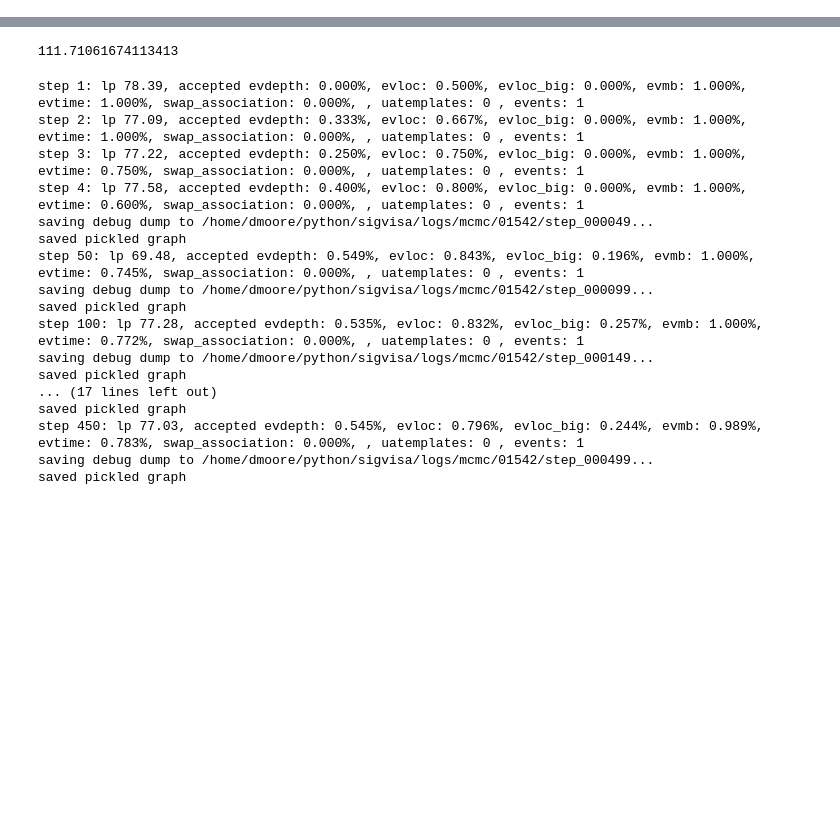
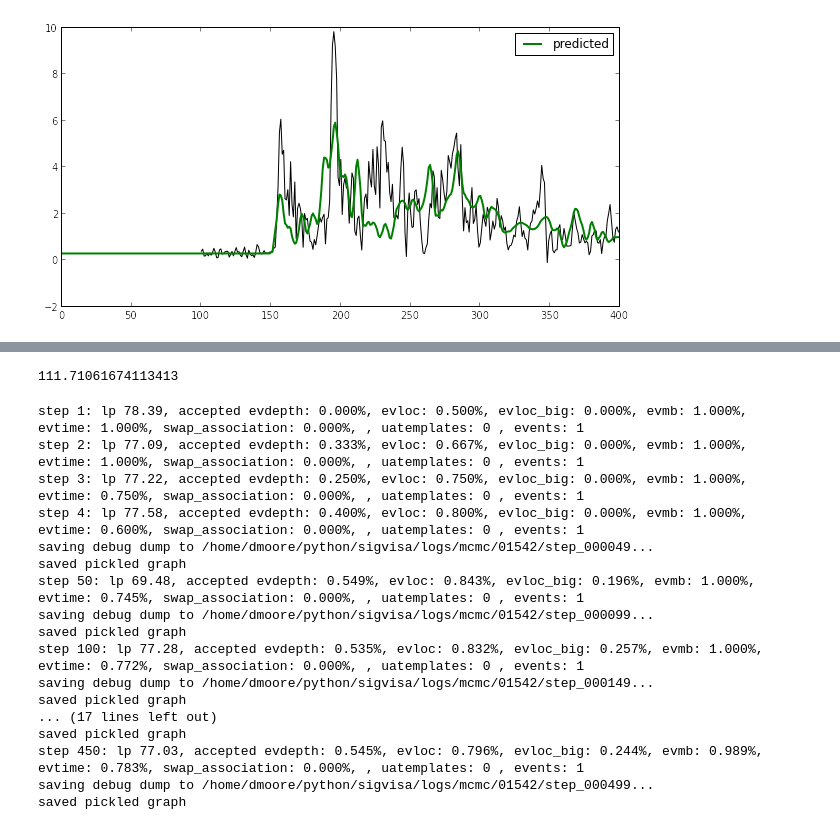
Before and after one commit to davmre/sigvisa, a Jupyter notebook: notebooks/wavelet_gp_event_location.ipynb, the cells around one changed output, grey strips where cells are left out. Saved outputs shown, nothing was run; the diff lists cells and outputs as text; code cells hidden in the pictures; blank space fills up the shorter version.

```diff
--- a/notebooks/wavelet_gp_event_location.ipynb
+++ b/notebooks/wavelet_gp_event_location.ipynb
@@ -62,0 +112,4 @@ evid 5335760.0, loc 129.78 E 4.50 N, depth 0.0km, time 1240276705.4, mb 4.4, nat
+# %%
+sg, wn = get_graph(5335822, 5335822, band="freq_0.8_4.5", wiggle_runid=30)
+visualize(wn, variance=False)
+# %% [output]
@@ -62,0 +122 @@ evid 5335760.0, loc 129.78 E 4.50 N, depth 0.0km, time 1240276705.4, mb 4.4, nat
+[figure, added]
```
Also changed, not shown: parts of 26 cells of this notebook, 16 other files.
